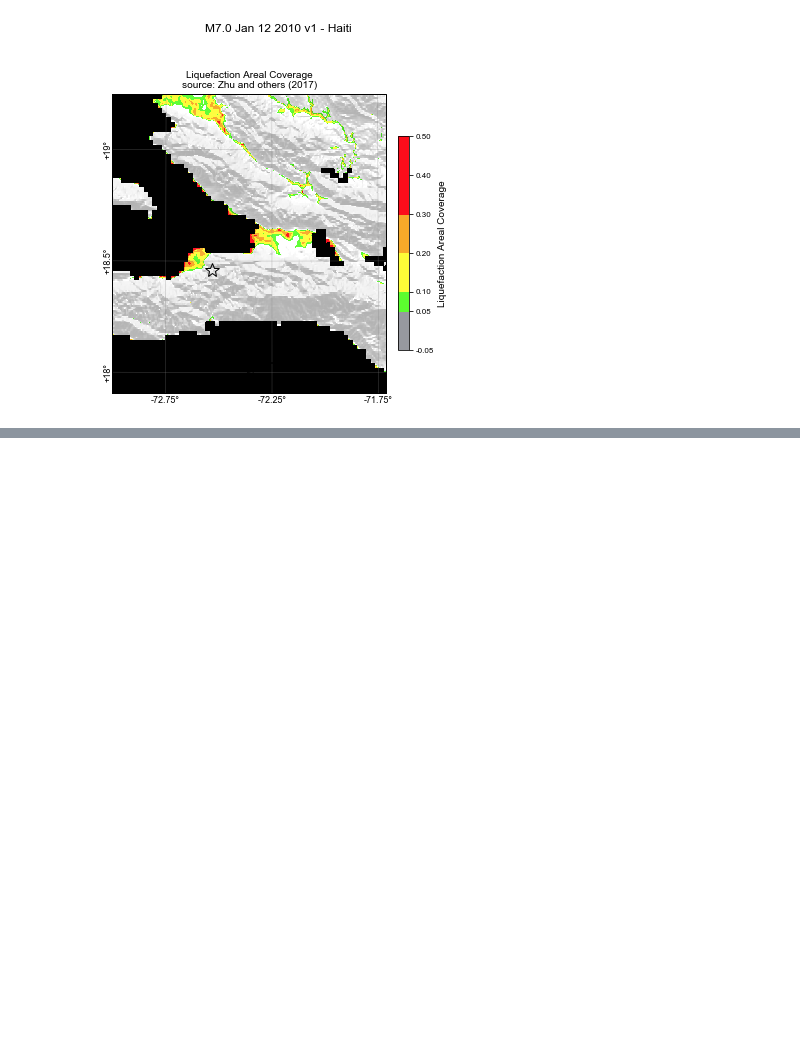
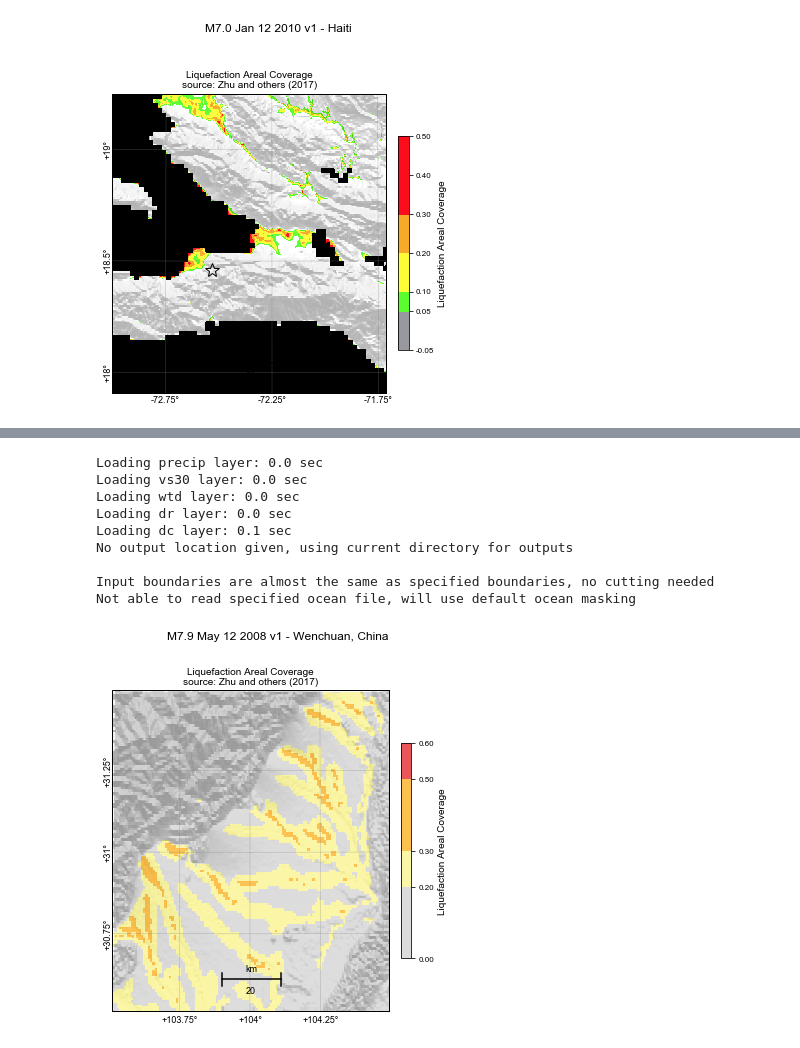
Before and after one commit to QingleCheng/groundfailure-notebooks, a Jupyter notebook: notebooks/Validate Zhu et al 2017 general liquefaction model.ipynb, the cells around one changed output, grey strips where cells are left out. Drawn from its saved outputs; the diff is of its cells as text; code cells hidden in the pictures; blank space fills up the shorter version.

```diff
--- a/notebooks/Validate Zhu et al 2017 general liquefaction model.ipynb
+++ b/notebooks/Validate Zhu et al 2017 general liquefaction model.ipynb
@@ -104,0 +175,21 @@ Not able to read specified ocean file, will use default ocean masking
+# %%
+config['zhu_2017_general']['terms']['b3']='precip/10.'
+# Run the model (this will take a minute)
+lmn = LogisticModel(shakefile, config, saveinputs=False, bounds=bounds)
+maplayers = lmn.calculate()
+# Make the figure
+temp = makemaps.modelMap(maplayers, shakefile, lims=lims, maskthreshes=None, plotorder=['model'],
+         logscale=False, maproads=True, mapcities=True, showplots=True, printparam=False,
+         inventory_shapefile=None, scaletype='binned', savepdf=False, savepng=False, boundaries=bounds,
+         colormaps=colormap, **kwargs)
+# %% [output]
+Loading precip layer: 0.0 sec
+Loading vs30 layer: 0.0 sec
+Loading wtd layer: 0.0 sec
+Loading dr layer: 0.0 sec
+Loading dc layer: 0.1 sec
+No output location given, using current directory for outputs
+
+Input boundaries are almost the same as specified boundaries, no cutting needed
+Not able to read specified ocean file, will use default ocean masking
+[figure, added]
```
Also changed, not shown: parts of 7 cells of this notebook, 1 other file.
